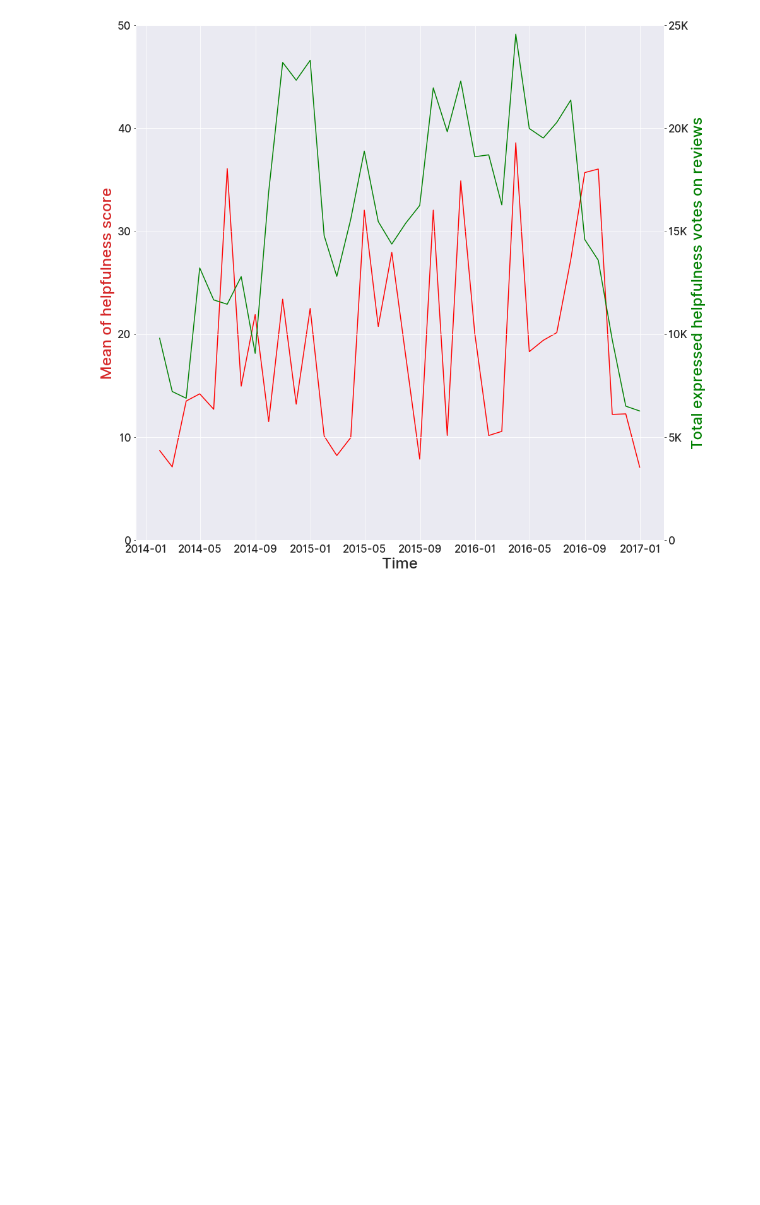
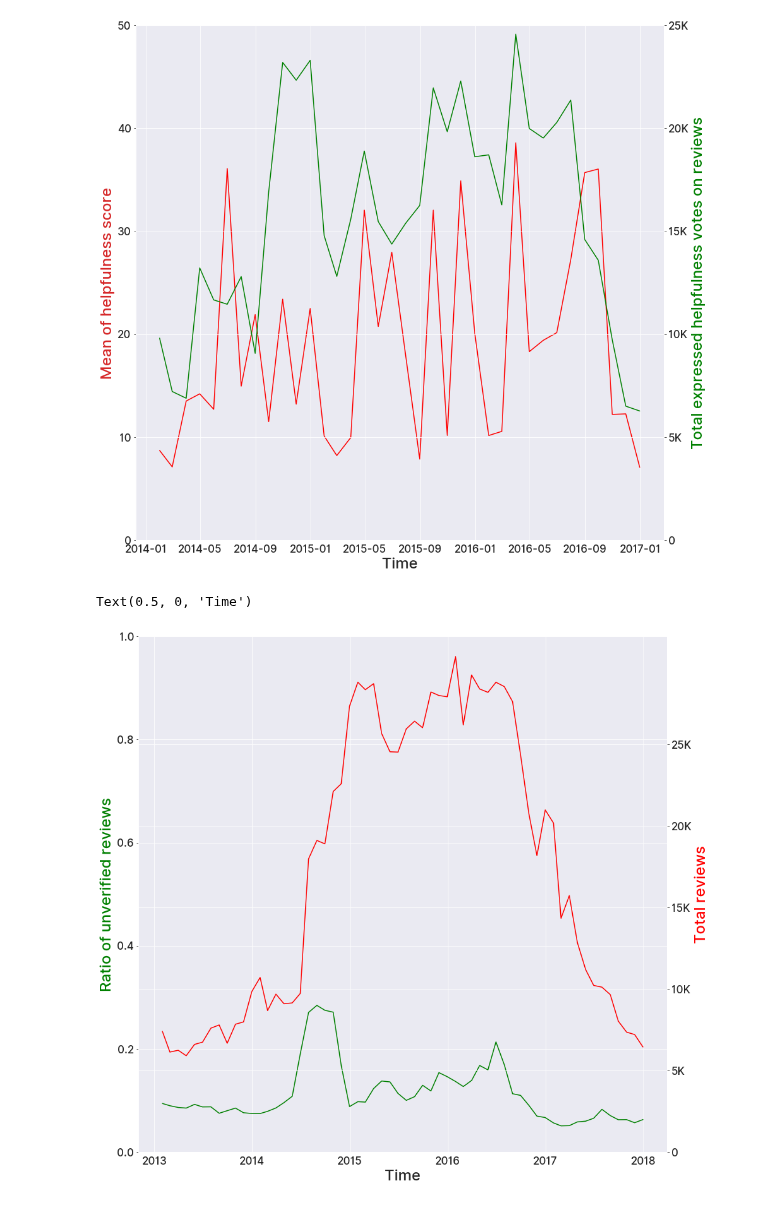
Before and after one commit to avivace/reviews-sentiment, a Jupyter notebook: scripts/exploration2.ipynb, the cells around one changed output. Drawn from its saved outputs; the diff is of its cells as text; code cells hidden in the pictures; blank space fills up the shorter version.

```diff
--- a/scripts/exploration2.ipynb
+++ b/scripts/exploration2.ipynb
@@ -75,20 +75,23 @@ ax2.set_yticklabels(["0", "5K", "10K", "15K", "20K", "25K"])
 # %%
 fig, ax1 = plt.subplots(figsize=(15, 15))
 
 df2 = df[(df['unixReviewTime'] > '2013-1-1') & (df['unixReviewTime'] <= '2017-12-31')]
 
-timegroupedF = df2.loc[df2['verified']==False].groupby(Grouper(key='unixReviewTime', freq='2M'))
-timegroupedT = df2.groupby(Grouper(key='unixReviewTime', freq='2M'))
+timegroupedF = df2.loc[df2['verified']==False].groupby(Grouper(key='unixReviewTime', freq='1M'))
+timegroupedT = df2.groupby(Grouper(key='unixReviewTime', freq='1M'))
 
 ax1.plot(timegroupedF.size() / timegroupedT.size(), color="green")
 
 ax2 = ax1.twinx()
 ax2.plot(timegroupedT.size(), color="red")
 
 ax2.set_yticks([0, 5000, 10000, 15000,20000,25000])
 ax2.set_yticklabels(["0", "5K", "10K", "15K", "20K", "25K"])
 ax1.set_ylim([0,1])
 
 ax2.set_ylabel('Total reviews', color="red", size=24, fontweight=500)
 ax1.set_ylabel('Ratio of unverified reviews', color="green", size=24, fontweight=500)
 ax1.set_xlabel('Time', size=24, fontweight=500)
+# %% [output]
+Text(0.5, 0, 'Time')
+[figure, added]
```
Also changed, not shown: parts of 1 cell of this notebook.
